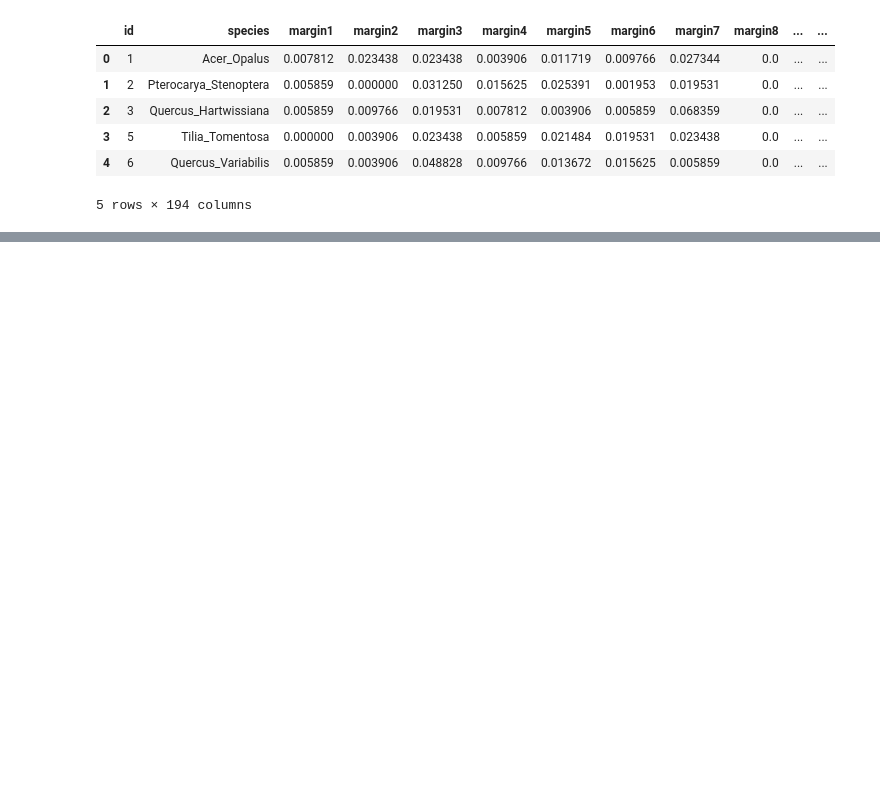
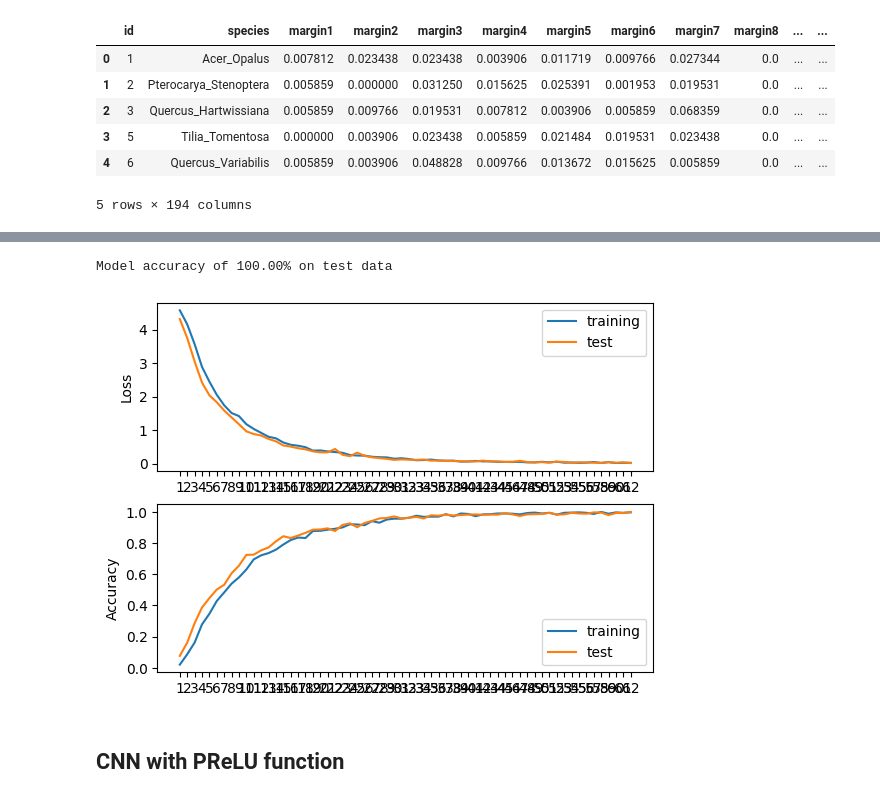
Before and after one commit to Alexandre-Leclercq/technique_apprentissage_projet, a Jupyter notebook: notebook/CNN.ipynb, the cells around one changed output, grey strips where cells are left out. Cells and saved outputs as stored; diff of their text form; code cells hidden in the pictures; blank space fills up the shorter version.

```diff
--- a/notebook/CNN.ipynb
+++ b/notebook/CNN.ipynb
@@ -71,0 +76,6 @@ plot_training(loss_train, accuracy_train, loss_test, accuracy_test)
+# %%
+model_reg = CNN(num_epochs=100)
+model_reg.set_model(output_size=species.size)
+model_reg.set_optimizer(optim='SGD', lr=1e-3, reg=1e-4)
+# %%
+loss_train, accuracy_train, loss_test, accuracy_test = model_reg.training(train_dataloader, test_dataloader)
@@ -71,0 +100,10 @@ plot_training(loss_train, accuracy_train, loss_test, accuracy_test)
+# %%
+print("Model accuracy of {:.2f}% on test data".format(accuracy_test[-1]*100))
+# %% [output]
+Model accuracy of 100.00% on test data
+# %%
+plot_training(loss_train, accuracy_train, loss_test, accuracy_test)
+# %% [output]
+[figure, added]
+# %% [markdown]
+## CNN with PReLU function
```
Also changed, not shown: parts of 14 cells of this notebook.
